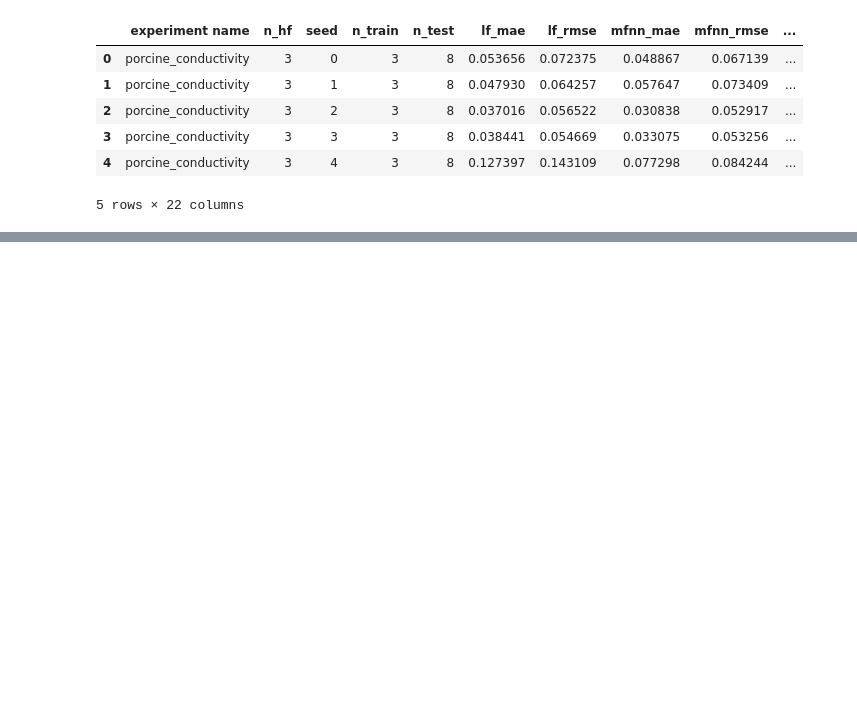
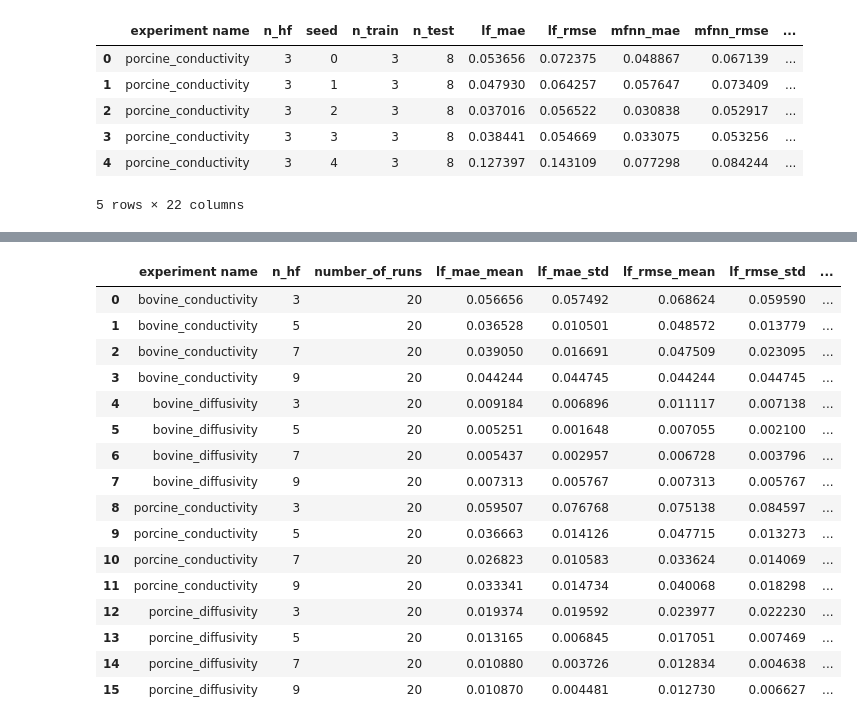
Before and after one commit to arcodeya/kidney-thermal-property-mfnn, a Jupyter notebook: notebooks/kidney_mfnn_experiments.ipynb, the cells around one changed output, grey strips where cells are left out. Saved outputs shown, nothing was run; the diff lists cells and outputs as text; code cells hidden in the pictures; blank space fills up the shorter version.

Commit message:
more aggregated summaries

```diff
--- a/notebooks/kidney_mfnn_experiments.ipynb
+++ b/notebooks/kidney_mfnn_experiments.ipynb
@@ -1611,3 +1611,73 @@ Saved to: /content/drive/MyDrive/ECs Master Folder/Research/Kidney Thermal Prope
 | 3 | porcine_conductivity | 3 | 3 | 3 | 8 | 0.038441 | 0.054669 | 0.033075 | 0.053256 | ... |
 | 4 | porcine_conductivity | 3 | 4 | 3 | 8 | 0.127397 | 0.143109 | 0.077298 | 0.084244 | ... |
 5 rows × 22 columns
+# %%
+# metric columns for all six models
+metric_columns = [
+    "lf_mae",
+    "lf_rmse",
+    "mfnn_mae",
+    "mfnn_rmse",
+    "exponential_mae",
+    "exponential_rmse",
+    "gp_mae",
+    "gp_rmse",
+    "hf_only_nn_mae",
+    "hf_only_nn_rmse",
+    "weighted_mfnn_mae",
+    "weighted_mfnn_rmse"
+]
+
+missing_columns = [
+    column
+    for column in metric_columns
+    if column not in merged_results_df.columns
+]
+
+# non-empty list = true
+# empty list = false
+assert not missing_columns, (
+    f"Missing metric columns: {missing_columns}"
+)
+
+aggregation_spec = {
+    "number_of_runs": ("seed", "count")
+}
+
+for metric in metric_columns:
+  aggregation_spec[f"{metric}_mean"] = (metric, "mean")
+  aggregation_spec[f"{metric}_std"] = (metric, "std")
+
+aggregated_results_df = (
+    merged_results_df
+    .groupby(["experiment name", "n_hf"])
+    .agg(**aggregation_spec)
+    .reset_index()
+    .sort_values(["experiment name", "n_hf"]) # sort alphabetically by experiment name, sort numerically within by n_hf
+    .reset_index(drop=True)
+)
+
+# precautions
+
+# all seeds got merged, 4 experiments * 4 n_hf
+assert len(aggregated_results_df) == 16, (
+    f"Expected 16 aggregated rows, found {len(aggregated_results_df)}"
+)
+
+assert (aggregated_results_df["number_of_runs"] == 20).all(), (
+    "At least one target/training-size group does not contain 20 runs"
+)
+
+aggregated_results_file = RESULTS_PATH / "all_models_aggregated_results.csv"
+
+aggregated_results_df.to_csv(
+    aggregated_results_file,
+    index=False
+)
+
+print("Aggregated results shape:", aggregated_results_df.shape)
+print("Unique runs per target/training size:", aggregated_results_df["number_of_runs"].unique())
+print("Saved to:", aggregated_results_file)
+
+aggregated_results_df.round(6)
+# %% [output]
@@ -1613,0 +1687,17 @@ Saved to: /content/drive/MyDrive/ECs Master Folder/Research/Kidney Thermal Prope
+|  | experiment name | n_hf | number_of_runs | lf_mae_mean | lf_mae_std | lf_rmse_mean | lf_rmse_std | ... |
+| 0 | bovine_conductivity | 3 | 20 | 0.056656 | 0.057492 | 0.068624 | 0.059590 | ... |
+| 1 | bovine_conductivity | 5 | 20 | 0.036528 | 0.010501 | 0.048572 | 0.013779 | ... |
+| 2 | bovine_conductivity | 7 | 20 | 0.039050 | 0.016691 | 0.047509 | 0.023095 | ... |
+| 3 | bovine_conductivity | 9 | 20 | 0.044244 | 0.044745 | 0.044244 | 0.044745 | ... |
+| 4 | bovine_diffusivity | 3 | 20 | 0.009184 | 0.006896 | 0.011117 | 0.007138 | ... |
+| 5 | bovine_diffusivity | 5 | 20 | 0.005251 | 0.001648 | 0.007055 | 0.002100 | ... |
+| 6 | bovine_diffusivity | 7 | 20 | 0.005437 | 0.002957 | 0.006728 | 0.003796 | ... |
+| 7 | bovine_diffusivity | 9 | 20 | 0.007313 | 0.005767 | 0.007313 | 0.005767 | ... |
+| 8 | porcine_conductivity | 3 | 20 | 0.059507 | 0.076768 | 0.075138 | 0.084597 | ... |
+| 9 | porcine_conductivity | 5 | 20 | 0.036663 | 0.014126 | 0.047715 | 0.013273 | ... |
+| 10 | porcine_conductivity | 7 | 20 | 0.026823 | 0.010583 | 0.033624 | 0.014069 | ... |
+| 11 | porcine_conductivity | 9 | 20 | 0.033341 | 0.014734 | 0.040068 | 0.018298 | ... |
+| 12 | porcine_diffusivity | 3 | 20 | 0.019374 | 0.019592 | 0.023977 | 0.022230 | ... |
+| 13 | porcine_diffusivity | 5 | 20 | 0.013165 | 0.006845 | 0.017051 | 0.007469 | ... |
+| 14 | porcine_diffusivity | 7 | 20 | 0.010880 | 0.003726 | 0.012834 | 0.004638 | ... |
+| 15 | porcine_diffusivity | 9 | 20 | 0.010870 | 0.004481 | 0.012730 | 0.006627 | ... |
```
Also changed, not shown: parts of 2 cells of this notebook.
